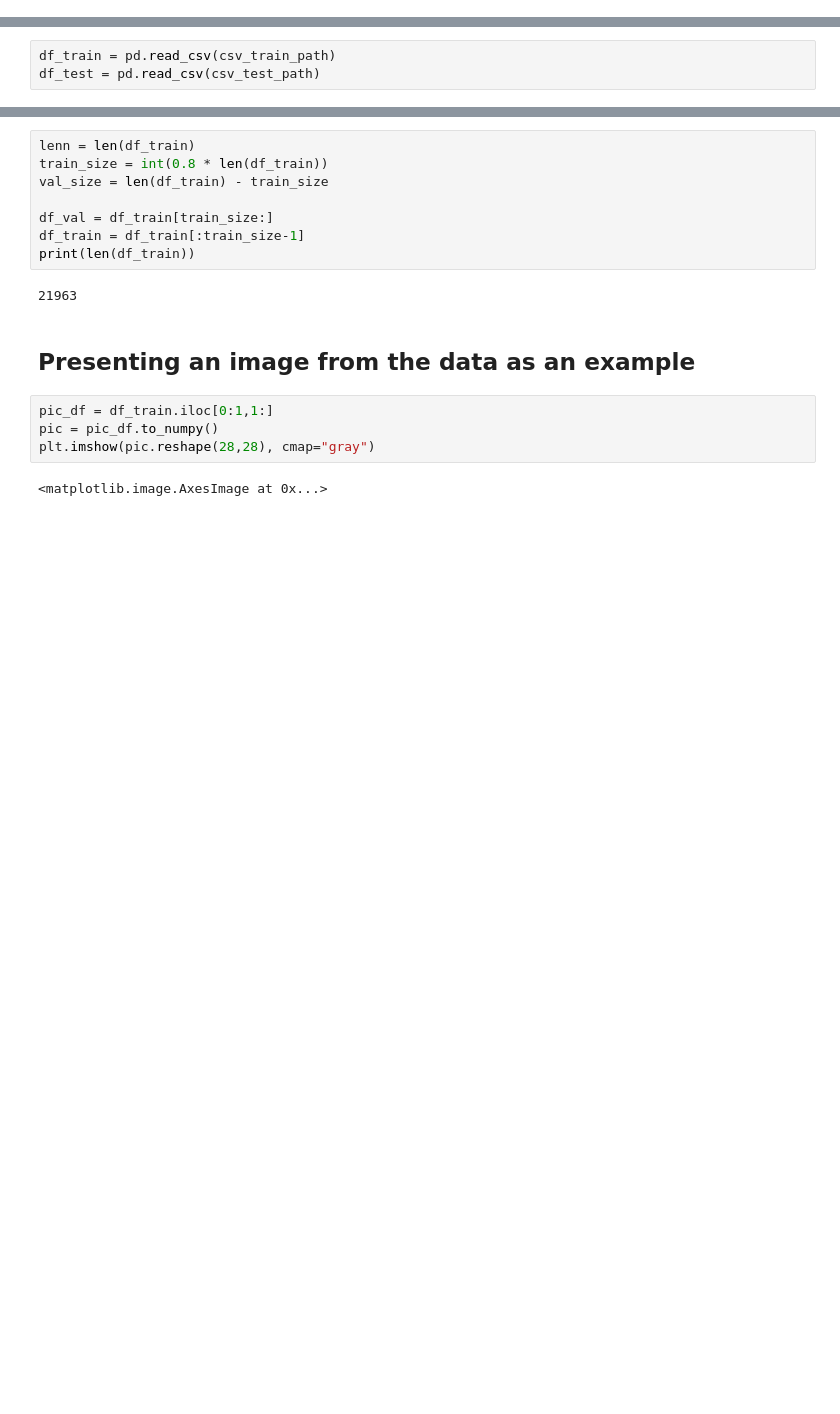
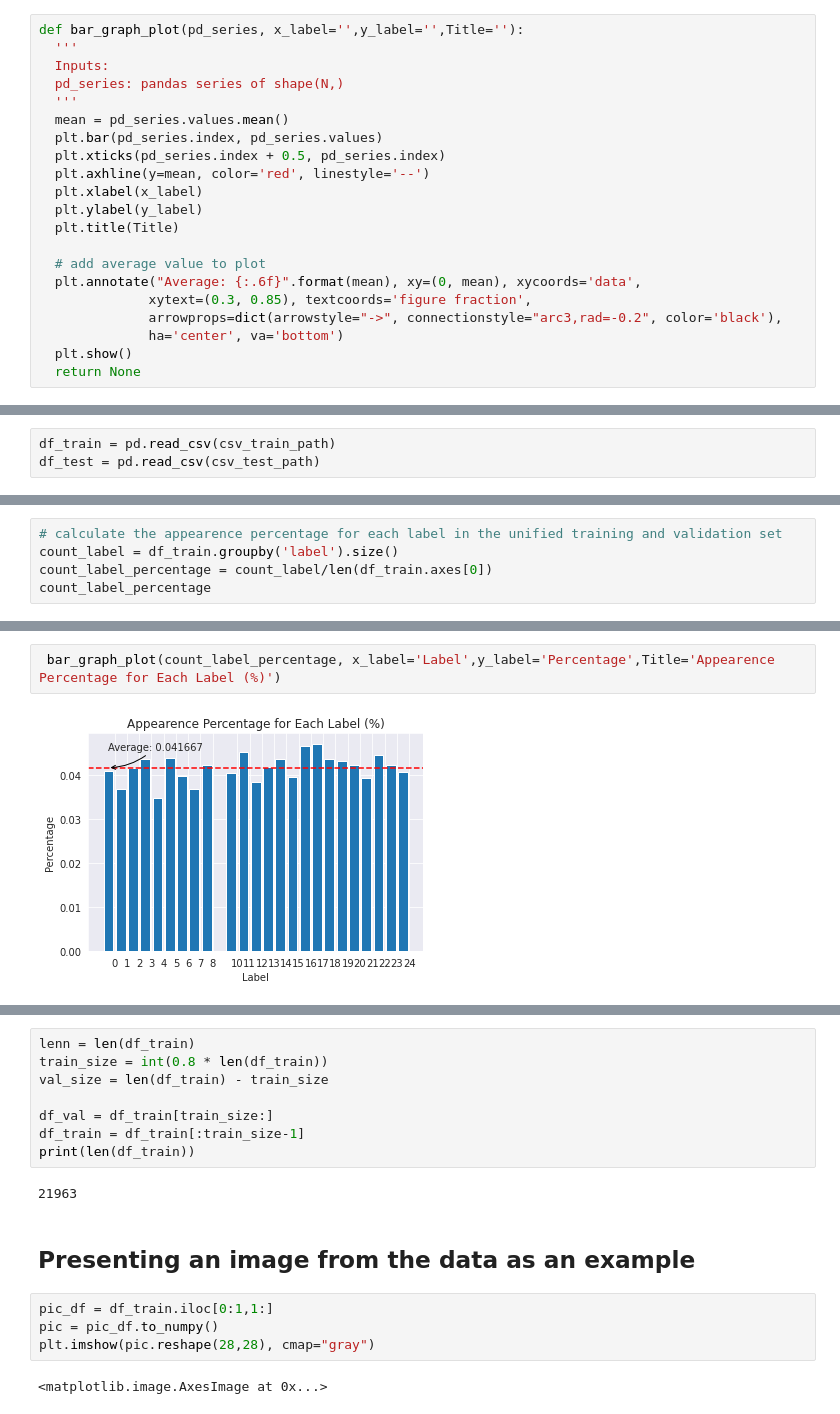
Before and after one commit to RonBartov/american-sign-language-image-classification, a Jupyter notebook: Copy_of_Deep_Learning_Final_Project_ASL_Classification.ipynb, the cells around one changed output, grey strips where cells are left out. Saved outputs shown, nothing was run; the diff lists cells and outputs as text; blank space fills up the shorter version.

```diff
--- a/Copy_of_Deep_Learning_Final_Project_ASL_Classification.ipynb
+++ b/Copy_of_Deep_Learning_Final_Project_ASL_Classification.ipynb
@@ -30,3 +69,24 @@ Drive already mounted at /content/gdrive; to attempt to forcibly remount, call d
+# %%
+def bar_graph_plot(pd_series, x_label='',y_label='',Title=''):
+  '''
+  Inputs:
+  pd_series: pandas series of shape(N,)
+  '''
+  mean = pd_series.values.mean()
+  plt.bar(pd_series.index, pd_series.values)
+  plt.xticks(pd_series.index + 0.5, pd_series.index)
+  plt.axhline(y=mean, color='red', linestyle='--')
+  plt.xlabel(x_label)
+  plt.ylabel(y_label)
+  plt.title(Title)
+
+  # add average value to plot
+  plt.annotate("Average: {:.6f}".format(mean), xy=(0, mean), xycoords='data',
+              xytext=(0.3, 0.85), textcoords='figure fraction',
+              arrowprops=dict(arrowstyle="->", connectionstyle="arc3,rad=-0.2", color='black'),
+              ha='center', va='bottom')
+  plt.show()
+  return None
 # %% [markdown]
 # **General Background and Goals**
 
@@ -136,0 +187,5 @@ In order
+# %%
+# calculate the appearence percentage for each label in the unified training and validation set
+count_label = df_train.groupby('label').size()
+count_label_percentage = count_label/len(df_train.axes[0])
+count_label_percentage
@@ -136,0 +210,4 @@ In order
+# %%
+ bar_graph_plot(count_label_percentage, x_label='Label',y_label='Percentage',Title='Appearence Percentage for Each Label (%)')
+# %% [output]
+[figure, added]
```
Also changed, not shown: parts of 21 cells of this notebook.
